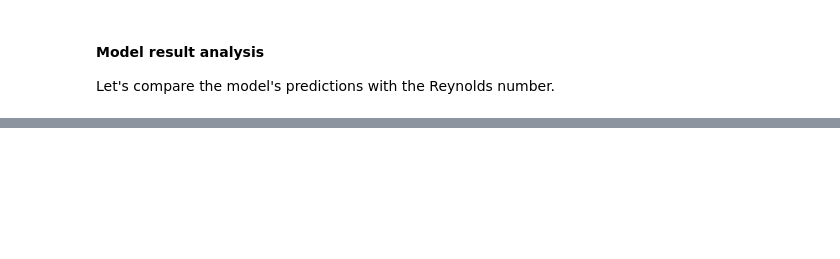
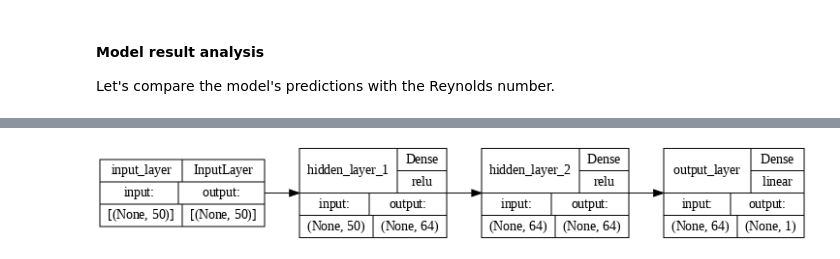
Before and after one commit to paolodeangelis/Sistemi_a_combustione, a Jupyter notebook: 2.2-NN_Reynolds_P2.ipynb, the cells around one changed output, grey strips where cells are left out. Saved outputs shown, nothing was run; the diff lists cells and outputs as text; code cells hidden in the pictures; blank space fills up the shorter version.

```diff
--- a/2.2-NN_Reynolds_P2.ipynb
+++ b/2.2-NN_Reynolds_P2.ipynb
@@ -558,0 +585,29 @@ We will evaluate if this increased complexity leads to significant performance i
+# %%
+features_train_try1 = pd.read_csv(os.path.join("model_2", "train", "features.csv"), index_col=False).iloc[:, 4:]  # Note: we drop the first 4 columns to study only the velocity profile
+features_test_try1 = pd.read_csv(os.path.join("model_2", "test", "features.csv"), index_col=False).iloc[:, 4:]  # Note: we drop the first 4 columns to study only the velocity profile
+labels_train_try1 = pd.read_csv(os.path.join("model_2", "train", "labels.csv"), index_col=False)
+labels_test_try1 = pd.read_csv(os.path.join("model_2", "test", "labels.csv"), index_col=False)
+# %%
+def build_model_2(n_cols: int, out_activation: str) -> tf.keras.models.Sequential:
+    """
+    Build a the first possible architecture for our neural network model.
+
+    Args:
+        n_cols (int): Number of input features.
+        out_activation (str): Output activation function.
+    Returns:
+        tf.keras.models.Sequential: A Keras Sequential model.
+    """
+    model = Sequential(
+        [
+            # Input layer with the specified input shape
+            layers.InputLayer(input_shape=(n_cols,), name="input_layer"),
+            # Add the first hidden layer with 64 perceptron and ReLU activation
+            layers.Dense(64, activation="relu", name="hidden_layer_1"),
+            # Add the second hidden layer with 64 perceptron and ReLU activation
+            layers.Dense(64, activation="relu", name="hidden_layer_2"),
+            # Add the output layer with a single perceptron (we expect a True/False answer) and sigmoid activation
+            layers.Dense(1, activation=out_activation, name="output_layer"),
+        ]
+    )
+    return model
@@ -558,0 +616,2 @@ We will evaluate if this increased complexity leads to significant performance i
+# %%
+model = build_model_2(features_train_try1.shape[1], 'linear')
@@ -558,0 +658,6 @@ We will evaluate if this increased complexity leads to significant performance i
+# %%
+tf.keras.utils.plot_model(
+    model=model, rankdir="LR", dpi=72, show_shapes=True, show_layer_activations=True
+)
+# %% [output]
+[figure, added]
```
Also changed, not shown: parts of 69 cells of this notebook.
